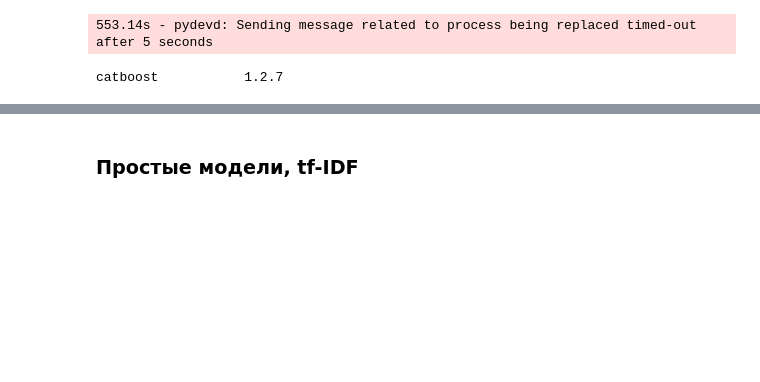
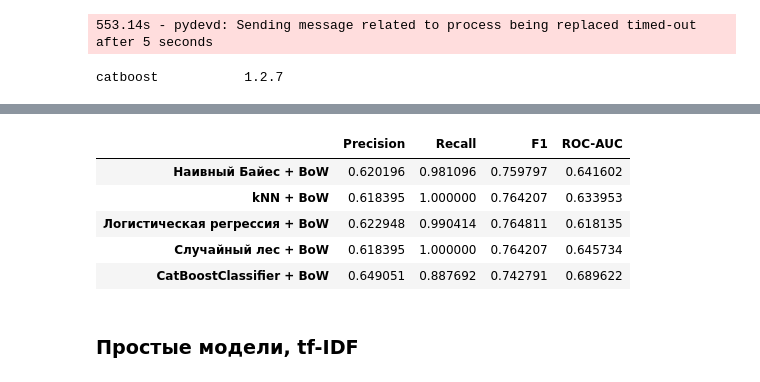
Before and after one commit to sergeiperel/nlp-sentiment-analysis, a Jupyter notebook: model.ipynb, the cells around one changed output, grey strips where cells are left out. Saved outputs shown, nothing was run; the diff lists cells and outputs as text; code cells hidden in the pictures; blank space fills up the shorter version.

```diff
--- a/model.ipynb
+++ b/model.ipynb
@@ -673,2 +683,11 @@ Wall time: 1.95 s
+# %%
+pd.concat(simple_metric_vals)
+# %% [output]
+|  | Precision | Recall | F1 | ROC-AUC |
+| Наивный Байес + BoW | 0.620196 | 0.981096 | 0.759797 | 0.641602 |
+| kNN + BoW | 0.618395 | 1.000000 | 0.764207 | 0.633953 |
+| Логистическая регрессия + BoW | 0.622948 | 0.990414 | 0.764811 | 0.618135 |
+| Случайный лес + BoW | 0.618395 | 1.000000 | 0.764207 | 0.645734 |
+| CatBoostClassifier + BoW | 0.649051 | 0.887692 | 0.742791 | 0.689622 |
 # %% [markdown]
 ### Простые модели, tf-IDF
```
Also changed, not shown: parts of 35 cells of this notebook.
